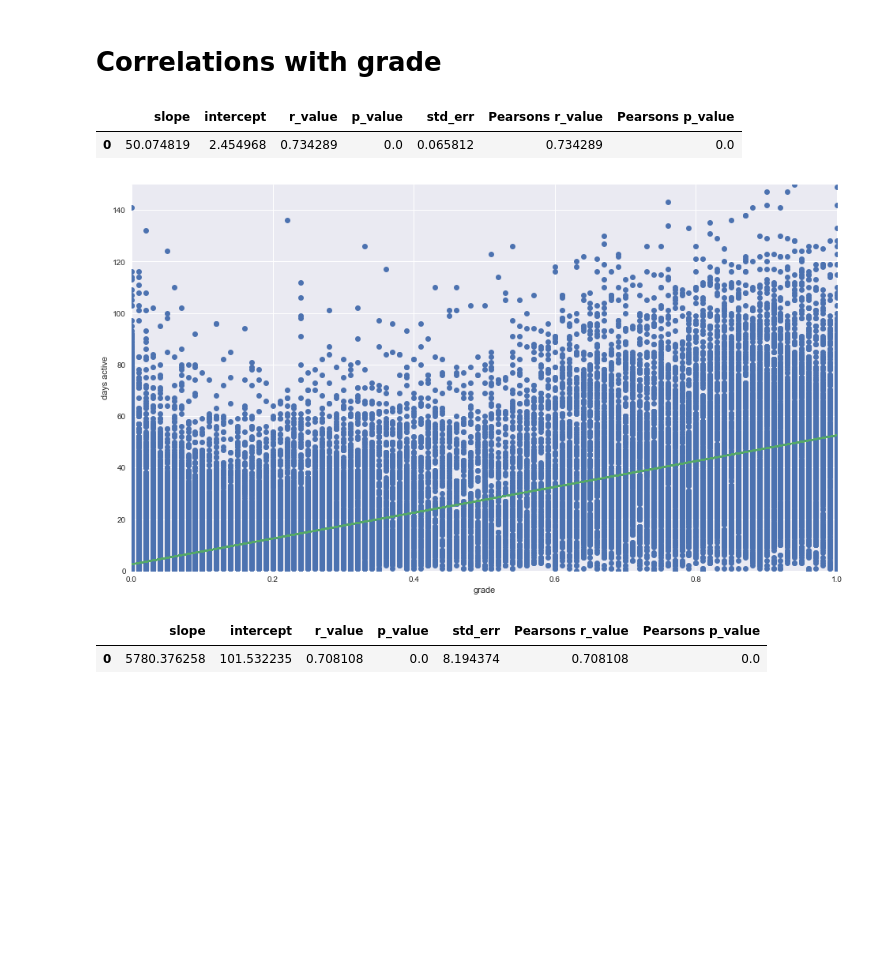
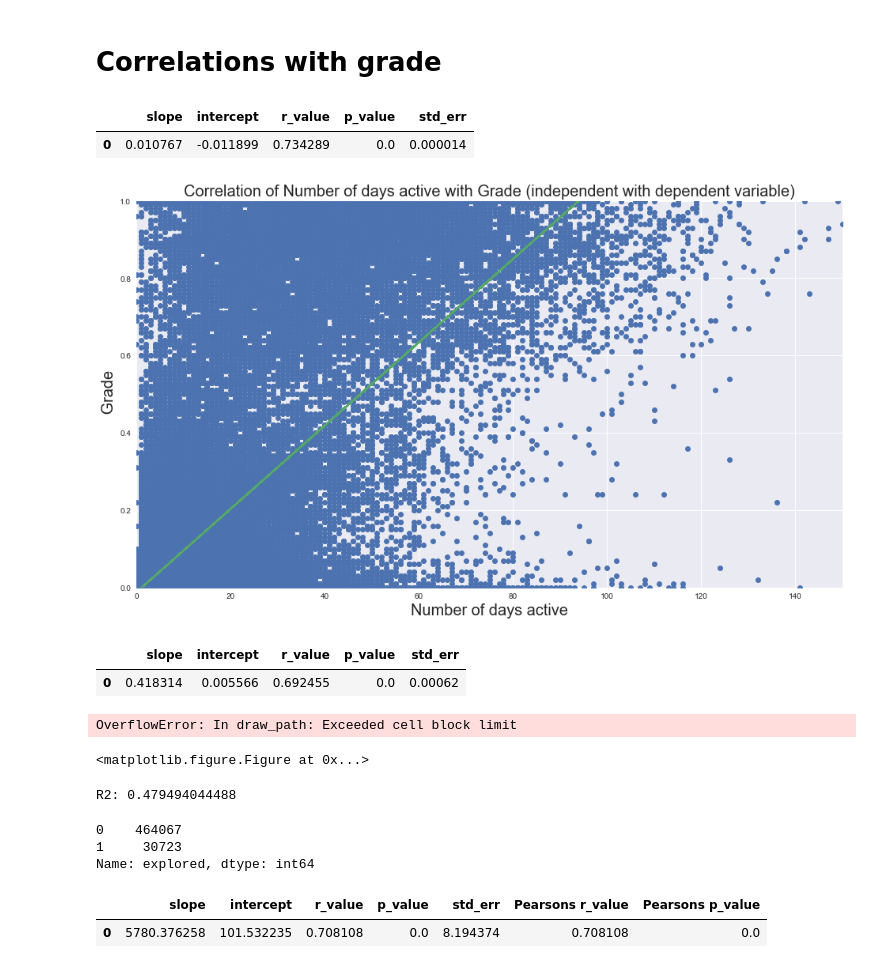
Before and after one commit to nadjalc/CSSproject, a Jupyter notebook: CSSproject.ipynb, the cells around one changed output. Cells and saved outputs as stored; diff of their text form; code cells hidden in the pictures; blank space fills up the shorter version.

```diff
--- a/CSSproject.ipynb
+++ b/CSSproject.ipynb
@@ -261,23 +221,52 @@ res.head()
 [figure]
 # %% [markdown]
 # Correlations with grade
+# %%
+plt.xlabel('Number of days active',  fontname = "Arial", fontsize=20)
+plt.ylabel(' Grade',  fontname = "Arial", fontsize=20)
+plt.title("Correlation of Number of days active with Grade (independent with dependent variable)",  fontname = "Arial", fontsize=20)
+slope, intercept, r_value, p_value, std_err = stats.linregress(data['ndays_act'],data['grade'])
+#p_r_value, p_p_value = stats.pearsonr(data['ndays_act'],data['grade'])
+line = slope* data['ndays_act']+intercept
+axes = plt.gca()
+axes.set_ylim([0,1])
+axes.set_xlim([0,150])
+
+plt.plot(data['ndays_act'],data['grade'],'o', data['ndays_act'], line)
+res = pd.DataFrame([[slope, intercept, r_value, p_value, std_err]], columns=['slope', 'intercept', 'r_value', 'p_value', 'std_err'])
+res.head()
+# %% [output]
+|  | slope | intercept | r_value | p_value | std_err |
+| 0 | 0.010767 | -0.011899 | 0.734289 | 0.0 | 0.000014 |
+[figure, added]
 # %%
-plt.xlabel('grade')
-plt.ylabel('days active')
-slope, intercept, r_value, p_value, std_err = stats.linregress(data['grade'],data['ndays_act'])
-p_r_value, p_p_value = stats.pearsonr(data['grade'],data['ndays_act'])
-line = slope* data['grade']+intercept
+plt.xlabel('explored')
+plt.ylabel(' grade')
+slope, intercept, r_value, p_value, std_err = stats.linregress(data['explored'],data['grade'])
+# p_r_value, p_p_value = stats.pearsonr(data['explored'],data['grade'])
+line = slope* data['explored']+intercept
 axes = plt.gca()
+axes.set_ylim([0,1])
 axes.set_xlim([0,1])
-axes.set_ylim([0,150])
 
-plt.plot(data['grade'],data['ndays_act'],'o', data['grade'], line)
-res = pd.DataFrame([[slope, intercept, r_value, p_value, std_err, p_r_value, p_p_value]], columns=['slope', 'intercept', 'r_value', 'p_value', 'std_err', 'Pearsons r_value','Pearsons p_value'])
+plt.plot(data['explored'],data['grade'],'o', data['explored'], line)
+res = pd.DataFrame([[slope, intercept, r_value, p_value, std_err]], columns=['slope', 'intercept', 'r_value', 'p_value', 'std_err'])
 res.head()
 # %% [output]
-|  | slope | intercept | r_value | p_value | std_err | Pearsons r_value | Pearsons p_value |
-| 0 | 50.074819 | 2.454968 | 0.734289 | 0.0 | 0.065812 | 0.734289 | 0.0 |
+|  | slope | intercept | r_value | p_value | std_err |
+| 0 | 0.418314 | 0.005566 | 0.692455 | 0.0 | 0.00062 |
-[figure, removed]
+OverflowError: In draw_path: Exceeded cell block limit
+<matplotlib.figure.Figure at 0x...>
+# %%
+print('R2:', metrics.r2_score(data['grade'], line))
+# %% [output]
+R2: 0.479494044488
+# %%
+data['explored'].value_counts()
+# %% [output]
+0    464067
+1     30723
+Name: explored, dtype: int64
 # %%
 plt.xlabel('grade')
 plt.ylabel('nevents')
```
Also changed, not shown: parts of 19 cells of this notebook, 2 other files.
